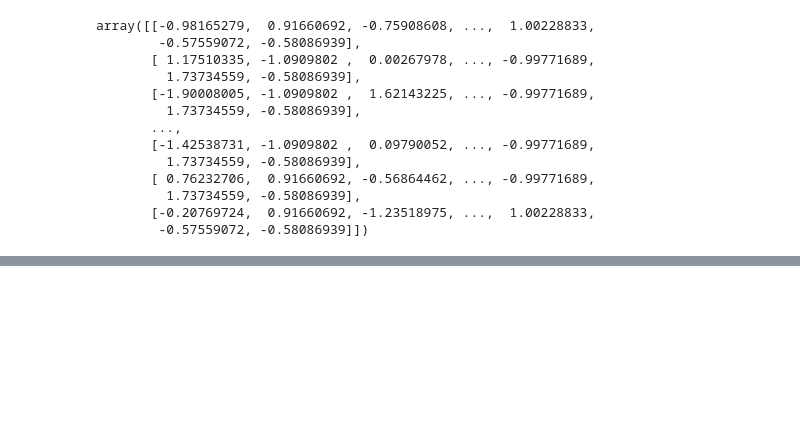
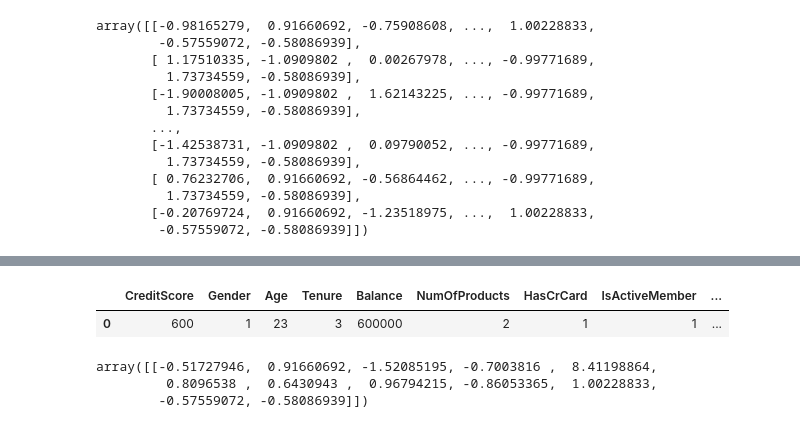
Before and after one commit to gauti5/End-to-End-Deep-Learning-Project, a Jupyter notebook: Experiments.ipynb, the cells around one changed output, grey strips where cells are left out. Cells and saved outputs as stored; diff of their text form; code cells hidden in the pictures; blank space fills up the shorter version.

```diff
--- a/Experiments.ipynb
+++ b/Experiments.ipynb
@@ -294,0 +441,5 @@ with open('scaling.pkl', 'wb') as file:
+# %%
+geo_encoded=onehotencoder_geo.transform([[input_data['Geography']]]).toarray()
+geo_encoder_df=pd.DataFrame(geo_encoded, columns=onehotencoder_geo.get_feature_names_out(['Geography']))
+
+geo_encoder_df
@@ -294,0 +459,18 @@ with open('scaling.pkl', 'wb') as file:
+# %%
+# Concatination one hot encoded
+
+input_df=pd.concat([input_df.drop("Geography", axis=1), geo_encoder_df], axis=1)
+
+input_df
+# %% [output]
+|  | CreditScore | Gender | Age | Tenure | Balance | NumOfProducts | HasCrCard | IsActiveMember | ... |
+| 0 | 600 | 1 | 23 | 3 | 600000 | 2 | 1 | 1 | ... |
+# %%
+# Scaling the input data
+
+input_scaled=scaler.transform(input_df)
+input_scaled
+# %% [output]
+array([[-0.51727946,  0.91660692, -1.52085195, -0.7003816 ,  8.41198864,
+         0.8096538 ,  0.6430943 ,  0.96794215, -0.86053365,  1.00228833,
+        -0.57559072, -0.58086939]])
```
Also changed, not shown: parts of 26 cells of this notebook, 12 other files.
